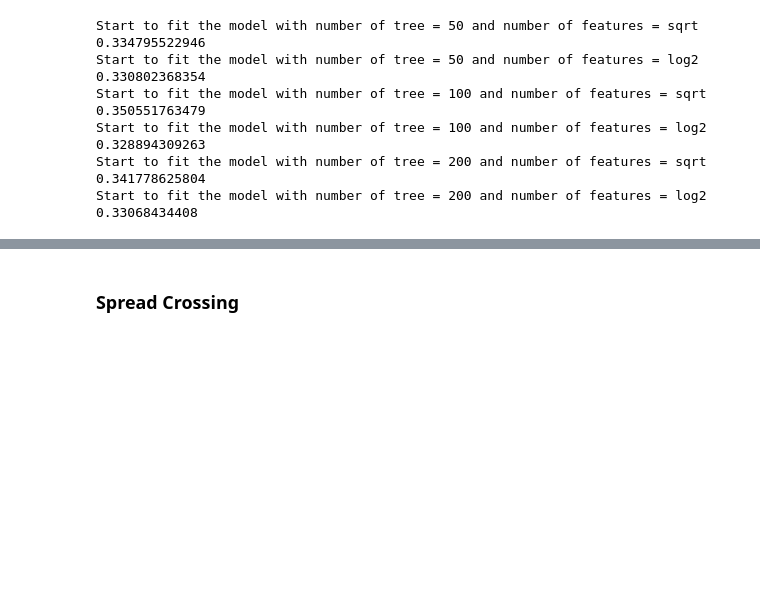
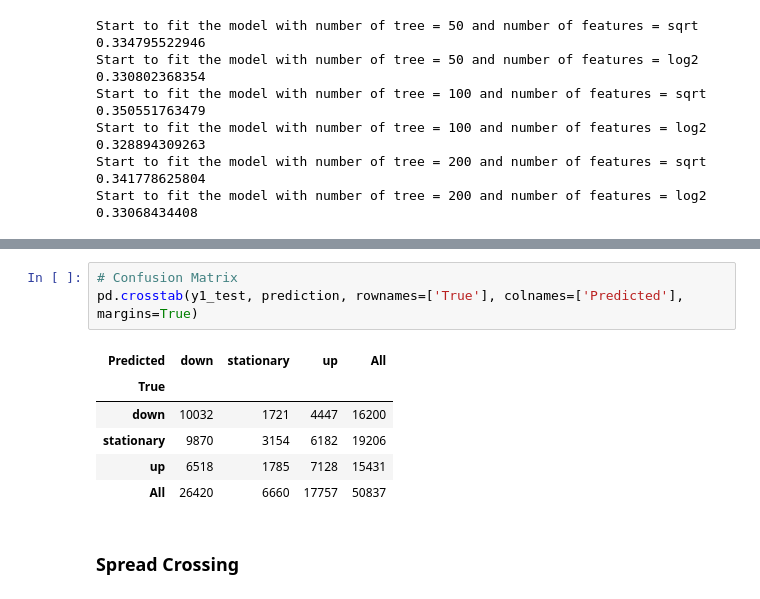
Before and after one commit to jJasonWang/STAT_222_Finance, a Jupyter notebook: Code/Finance_Project.ipynb, the cells around one changed output, grey strips where cells are left out. Drawn from its saved outputs; the diff is of its cells as text; blank space fills up the shorter version.

```diff
--- a/Code/Finance_Project.ipynb
+++ b/Code/Finance_Project.ipynb
@@ -224,3 +224,13 @@ model_assessment(y1_test, prediction)
+# %%
+# Confusion Matrix
+pd.crosstab(y1_test, prediction, rownames=['True'], colnames=['Predicted'], margins=True)
+# %% [output]
+| Predicted | down | stationary | up | All |
+| True |  |  |  |  |
+| down | 10032 | 1721 | 4447 | 16200 |
+| stationary | 9870 | 3154 | 6182 | 19206 |
+| up | 6518 | 1785 | 7128 | 15431 |
+| All | 26420 | 6660 | 17757 | 50837 |
 # %% [markdown]
 ### Spread Crossing
 # %% [markdown]
```
Also changed, not shown: parts of 27 cells of this notebook.
